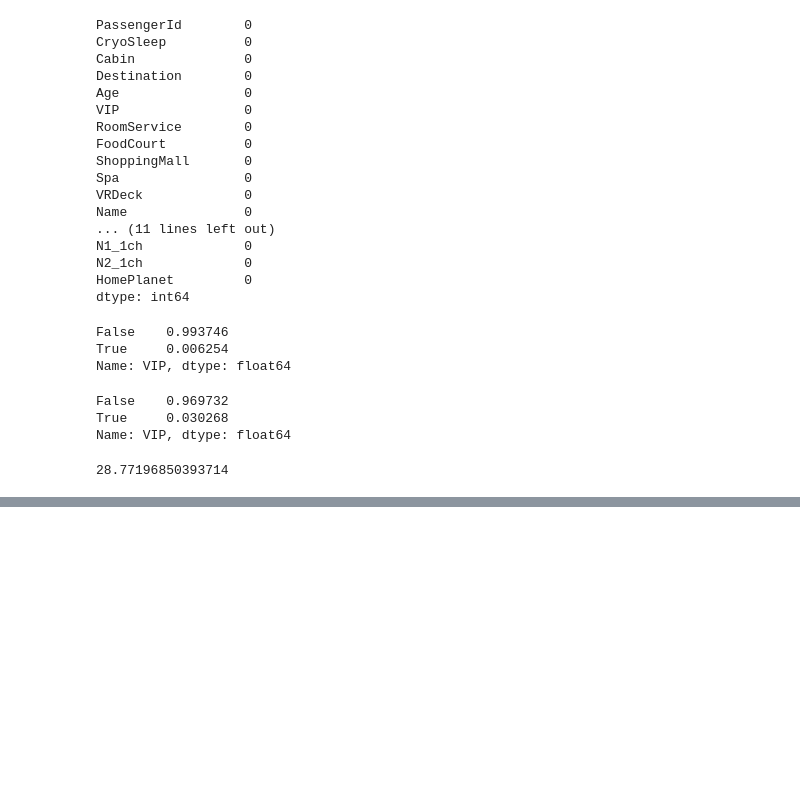
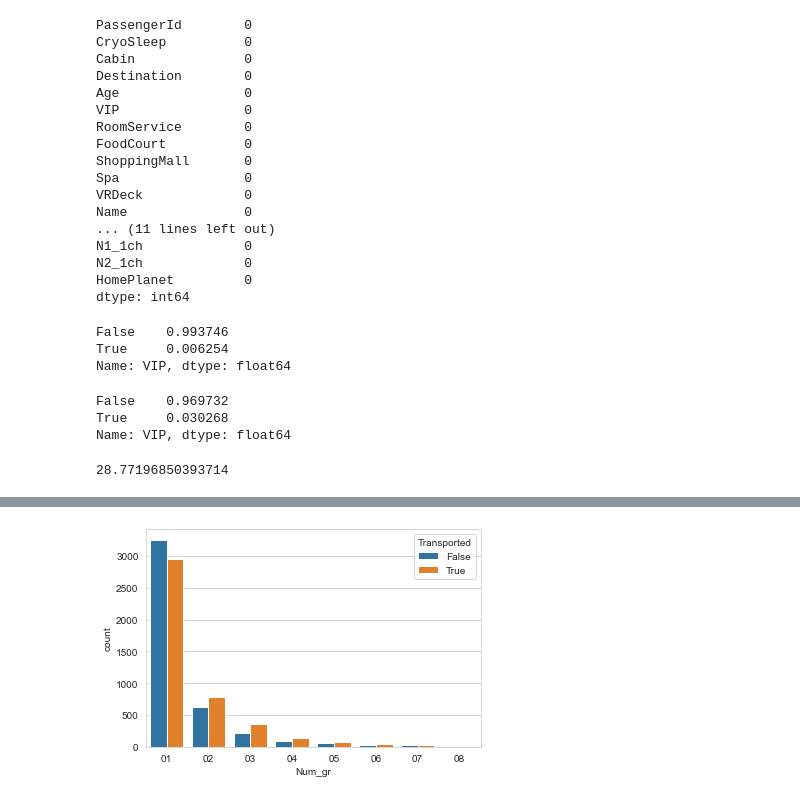
Before and after one commit to bronkaeux/spaceship-titanic, a Jupyter notebook: data_preparation.ipynb, the cells around one changed output, grey strips where cells are left out. Cells and saved outputs as stored; diff of their text form; code cells hidden in the pictures; blank space fills up the shorter version.

```diff
--- a/data_preparation.ipynb
+++ b/data_preparation.ipynb
@@ -655,0 +676,4 @@ df['VIP'] = df['VIP'].fillna('None')
+# %%
+sns.countplot(data=df, x='Num_gr', hue='Transported');
+# %% [output]
+[figure, added]
```
Also changed, not shown: parts of 15 cells of this notebook, 9 other files.
